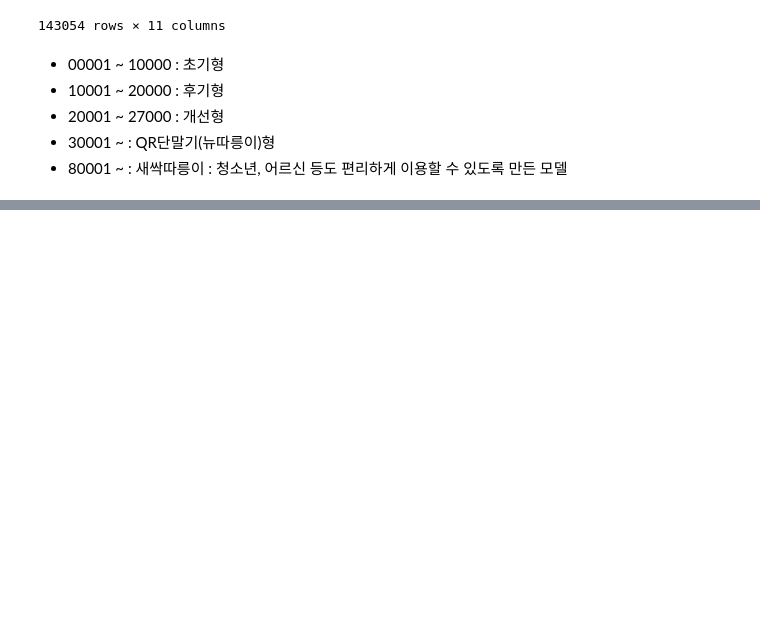
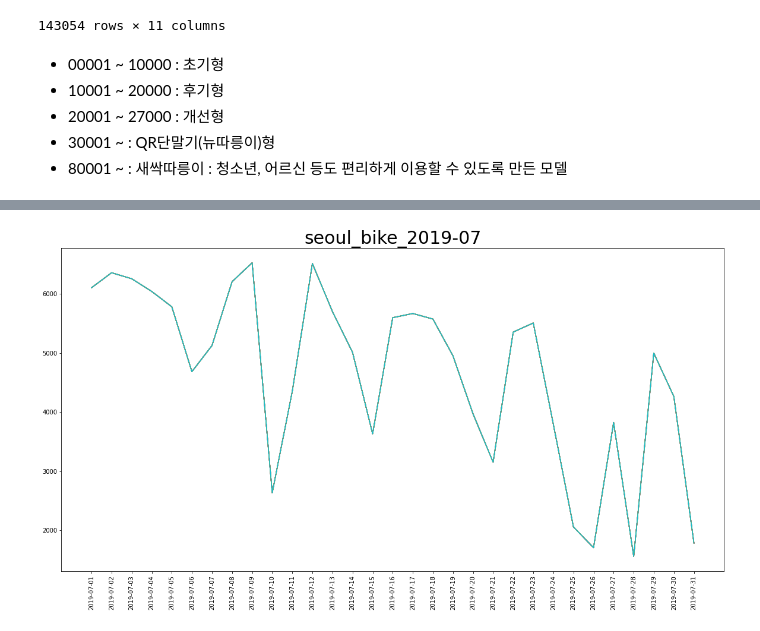
Before and after one commit to rivels/EDA_project_2, a Jupyter notebook: 4_13__eda_bicycle.ipynb, the cells around one changed output, grey strips where cells are left out. Saved outputs shown, nothing was run; the diff lists cells and outputs as text; code cells hidden in the pictures; blank space fills up the shorter version.

Commit message:
add graph

```diff
--- a/4_13__eda_bicycle.ipynb
+++ b/4_13__eda_bicycle.ipynb
@@ -192,0 +236,8 @@ sb2078 = sb2078.sort_values(by='ren' ,ascending=False)
+# %%
+plt.figure(figsize=(20, 10))
+plt.title('seoul_bike_2019-07',size=30)
+plt.plot(sb1907.groupby(sb1907['rental_day']).count())
+plt.xticks(rotation=90)
+plt.show()
+# %% [output]
+[figure, added]
```
Also changed, not shown: parts of 11 cells of this notebook.
